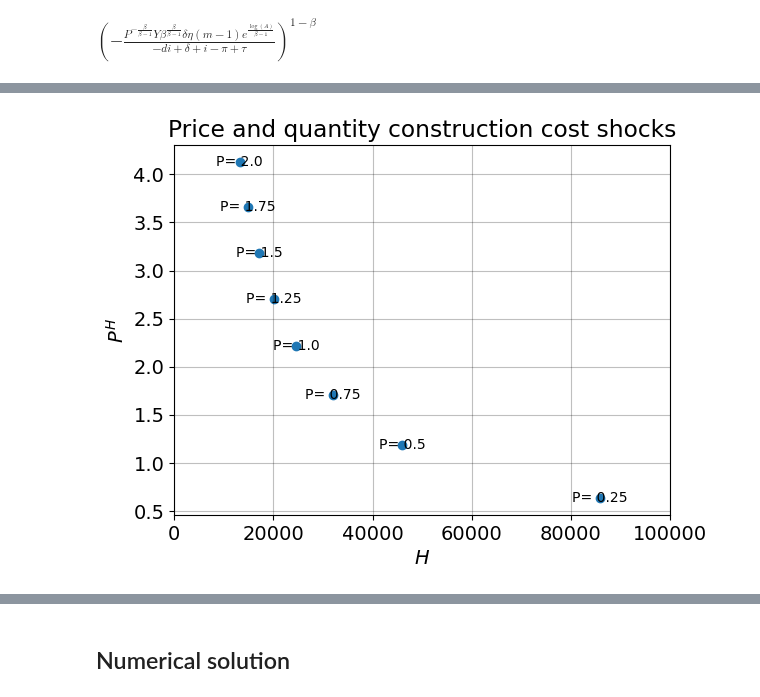
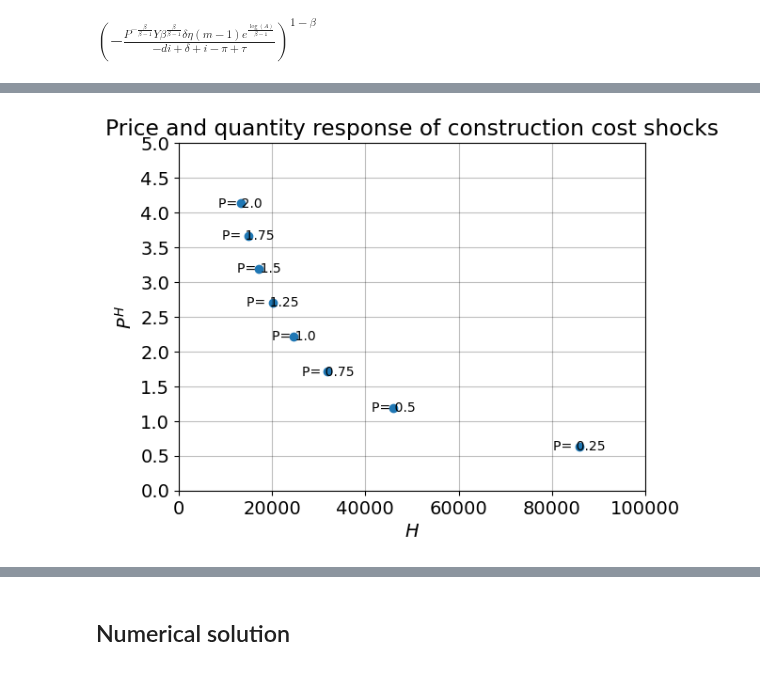
Before and after one commit to NumEconCopenhagen/projects-2023-vennerne, a Jupyter notebook: modelproject/modelproject.ipynb, the cells around one changed output, grey strips where cells are left out. Saved outputs shown, nothing was run; the diff lists cells and outputs as text; code cells hidden in the pictures.

```diff
--- a/modelproject/modelproject.ipynb
+++ b/modelproject/modelproject.ipynb
@@ -267,41 +277,45 @@ plt.show()
 # %%
+# We assign values to the paramters. We now consider changes in construction costs
 A_val = 1
 Y_val = 10000
 beta_val = 0.9
 delta_val = 0.02
 eta_val = 0.5
 m_val = 0.4
 P_val = np.array([0.25,0.50,0.75,1,1.25,1.50,1.75,2.00])
 d_val = 0.3
 i_val = 0.05
 pi_val = 0.02
 tau_val = 0.02
 
+
 Heqs = eq_H_func(A_val,Y_val,beta_val,delta_val,eta_val,m_val,P_val,d_val,i_val,pi_val,tau_val)
 PHeqs = eq_PH_func(A_val,Y_val,beta_val,delta_val,eta_val,m_val,P_val,d_val,i_val,pi_val,tau_val)
 
-
+#These arrays are to contain equilibrium price and quantities for different values of P
 Heqs0 = np.zeros((len(P_val),))
 PHeqs0 = np.zeros((len(P_val),))
 
-for v1, q in enumerate(Heqs):
-    Heqs0[v1] = q
-for v1, q in enumerate(PHeqs):
-    PHeqs0[v1] = q
+#Calculate equillbria for different values of P and store in arrays defined above
+for v1, d1 in enumerate(Heqs):
+    Heqs0[v1] = d1
+for v1, d1 in enumerate(PHeqs):
+    PHeqs0[v1] = d1
 
-
+#plot
 plt.scatter(Heqs0, PHeqs0)
 
 for v1, (x1, y1) in enumerate(zip(Heqs0, PHeqs0)):
     plt.text(x1, y1, f"P= {(v1+1)/4}", fontsize=10, ha="center", va="center")
 
 # add axis labels and title
 plt.ylabel(r'$P^H$')
 plt.xlabel(r'$H$')
-plt.title('Price and quantity construction cost shocks')
+plt.title('Price and quantity response of construction cost shocks')
 plt.xticks(np.arange(0, 100001, 20000))
+plt.yticks(np.arange(0, 5.01, 0.5))
 
 # show the plot
 plt.show()
 # %% [output]
-[figure, old version]
+[figure, new version]
```
Also changed, not shown: parts of 32 cells of this notebook, 2 other files.
